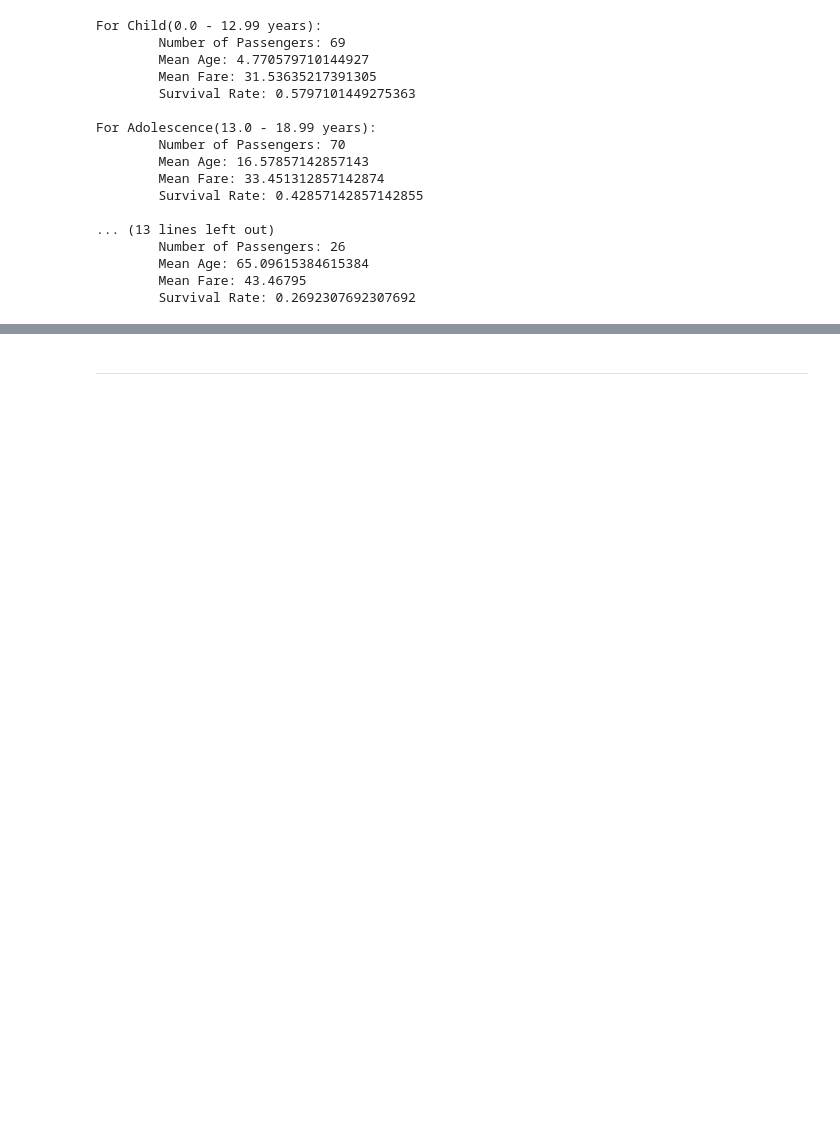
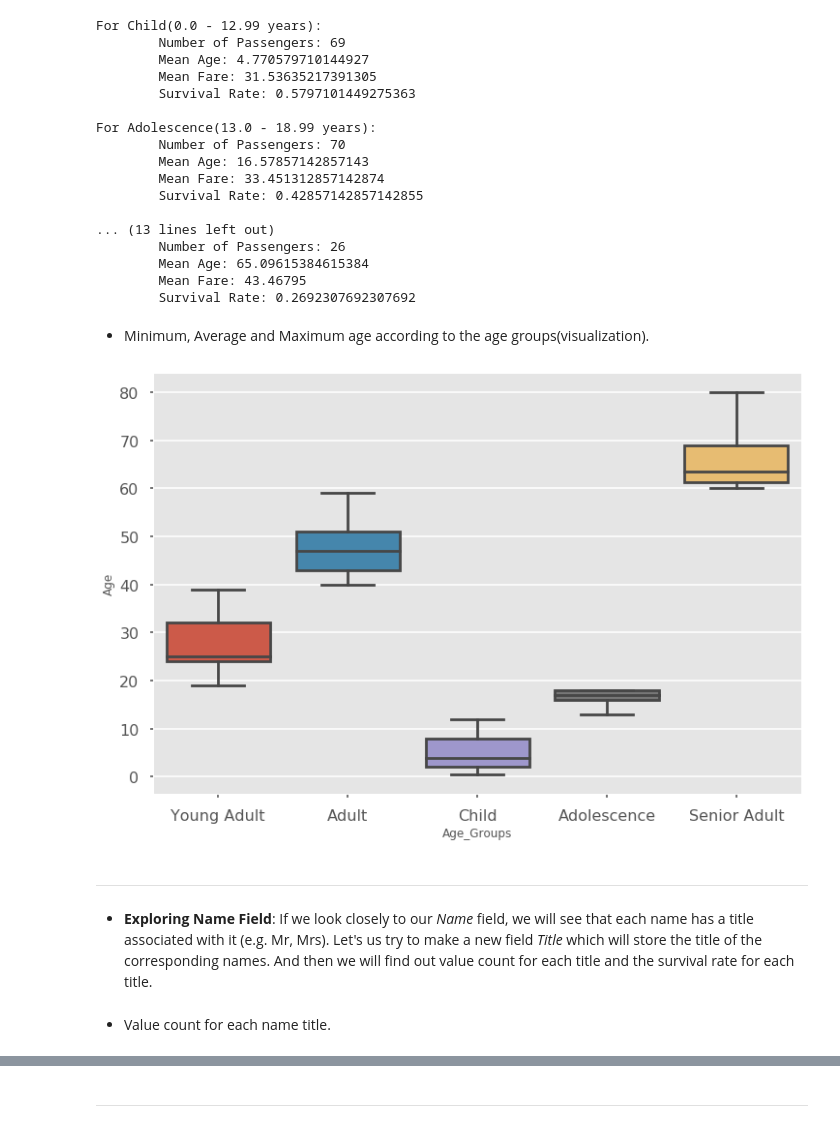
Before and after one commit to Slothfulwave612/Titanic-Disaster, a Jupyter notebook: Titanic_Disaster.ipynb, the cells around one changed output, grey strips where cells are left out. Drawn from its saved outputs; the diff is of its cells as text; code cells hidden in the pictures; blank space fills up the shorter version.

```diff
--- a/Titanic_Disaster.ipynb
+++ b/Titanic_Disaster.ipynb
@@ -705,3 +709,21 @@ For Adolescence(13.0 - 18.99 years):
         Mean Age: 65.09615384615384
         Mean Fare: 43.46795
         Survival Rate: 0.2692307692307692
+# %% [markdown]
+* Minimum, Average and Maximum age according to the age groups(visualization).
+# %%
+## creating a new field Age_Groups
+titanic_data['Age_Groups'] = titanic_data['Age'].apply(age_group)
+
+## use seaborn's boxplot()
+plt.figure(figsize=(12,8))
+sns.boxplot(x='Age_Groups', y='Age', data=titanic_data)
+
+## drop Age_Groups field
+titanic_data.drop('Age_Groups', axis=1, inplace=True)
+# %% [output]
+[figure, added]
+# %% [markdown]
+---
+# %% [markdown]
+* **Exploring Name Field**: If we look closely to our *Name* field, we will see that each name has a title associated with it (e.g. Mr, Mrs). Let's us try to make a new field *Title* which will store the title of the corresponding names. And then we will find out value count for each title and the survival rate for each title.
@@ -707,0 +734,2 @@ For Adolescence(13.0 - 18.99 years):
+# %% [markdown]
+* Value count for each name title.
```
Also changed, not shown: parts of 10 cells of this notebook.
